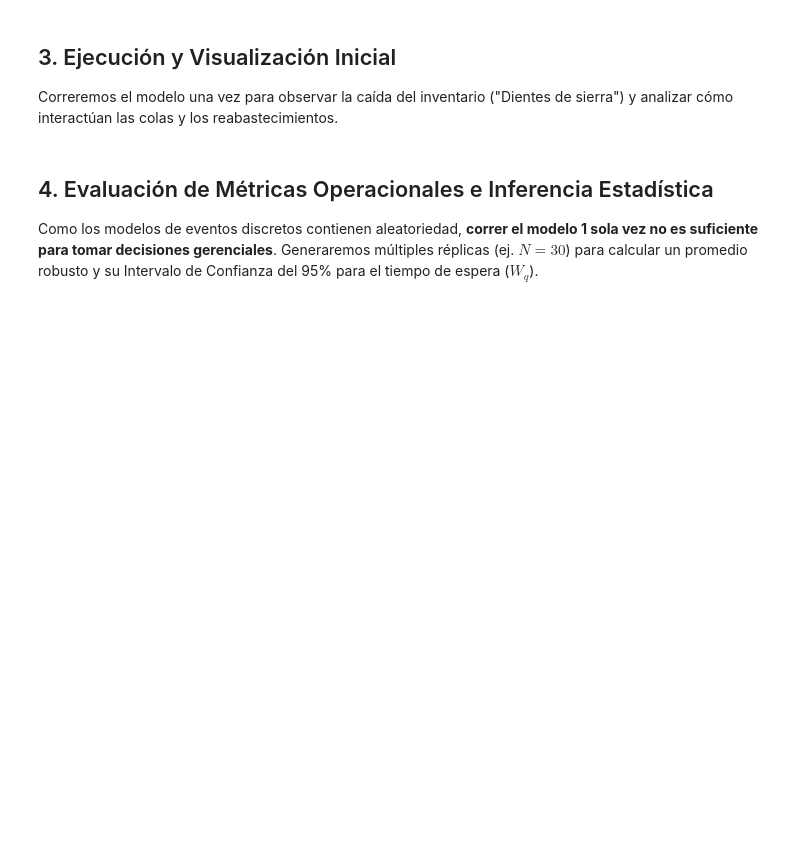
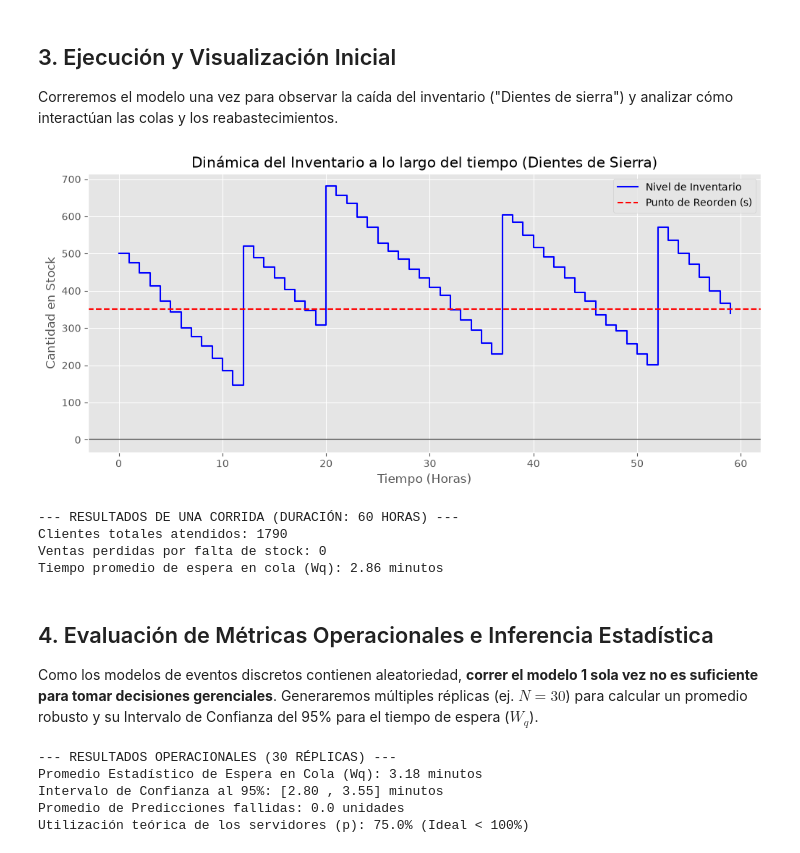
Before and after one commit to credu/simulacion-integral-Colab, a Jupyter notebook: Simulacion_Integral_Colab.ipynb, the cells around one changed output. Saved outputs shown, nothing was run; the diff lists cells and outputs as text; code cells hidden in the pictures; blank space fills up the shorter version.

```diff
--- a/Simulacion_Integral_Colab.ipynb
+++ b/Simulacion_Integral_Colab.ipynb
@@ -61,24 +53,24 @@ plt.rcParams['figure.figsize'] = (10, 5)
 Aquí definimos las variables críticas abordadas en los fundamentos matemáticos ($\lambda, \mu, c, s, Q$).
 # %%
 # --- Parámetros de Colas (Kendall: M/M/c) ---
-LAMBDA = 5.0      # Tasa de llegada: 5 clientes por hora
-MU = 6.0          # Tasa de servicio: Cada vendedor atiende a 6 clientes por hora
-SERVIDORES = 2    # Cantidad de vendedores ('c')
+LAMBDA = 30.0      # Tasa de llegada: 30 clientes por hora
+MU = 10.0          # Tasa de servicio: Cada vendedor atiende a 10 clientes por hora
+SERVIDORES = 4    # Cantidad de vendedores ('c')
 
 # --- Parámetros de Inventario (Política Continua s, Q) ---
-STOCK_INICIAL = 100
-PUNTO_REORDEN_s = 20    # Cuando quedan 20 unidades, se pide más
-CANTIDAD_PEDIDO_Q = 80  # Cantidad fija a pedir al proveedor
-LEAD_TIME = 24          # El proveedor tarda 24 horas en entregar
+STOCK_INICIAL = 500
+PUNTO_REORDEN_s = 350    # Cuando quedan 350 unidades, se pide más
+CANTIDAD_PEDIDO_Q = 400  # Cantidad fija a pedir al proveedor
+LEAD_TIME = 2          # El proveedor tarda 2 horas exactas
 
 # --- Parámetros de Simulación ---
-TIEMPO_SIMULACION = 24 * 30  # Simular 30 días continuos (en horas)
+TIEMPO_SIMULACION = 60  # Simular 60 minutos continuos
 # %% [markdown]
 ## 2. Construcción del Modelo de Eventos Discretos (DES)
 Creamos las clases que gobernarán los eventos del sistema usando `SimPy`.
 El reloj avanzará de evento a evento (llegada, inicio de atención, fin de atención, llegada de pedido).
 # %%
-class Distribuidora:
+class InfraestructuraApi:
     def __init__(self, env, num_vendedores, stock_ini, punto_reorden, cant_pedido, lead_time):
         self.env = env
         # Recurso: Representa a los servidores (vendedores)
@@ -125,7 +117,7 @@ class Distribuidora:
             # Revisión periódica (cada 1 hora)
             yield self.env.timeout(1)
 
-def cliente(env, nombre, dist, mu):
+def peticion_usuario(env, nombre, dist, mu):
     """Simula el comportamiento de un cliente desde que llega hasta que sale."""
     llegada = env.now
 
@@ -148,49 +140,55 @@ def cliente(env, nombre, dist, mu):
         else:
             dist.ventas_perdidas += 1
 
-def generador_clientes(env, dist, lam, mu):
+def generador_trafico(env, dist, lam, mu):
     """Genera la llegada de clientes siguiendo un proceso de Poisson."""
     i = 0
     while True:
         # Tiempo entre llegadas exponencial
         yield env.timeout(random.expovariate(lam))
         i += 1
-        env.process(cliente(env, f'Cliente {i}', dist, mu))
+        env.process(peticion_usuario(env, f'Cliente {i}', dist, mu))
 # %% [markdown]
 ## 3. Ejecución y Visualización Inicial
 Correremos el modelo una vez para observar la caída del inventario ("Dientes de sierra") y analizar cómo interactúan las colas y los reabastecimientos.
 # %%
 def ejecutar_simulacion_visual(tiempo_sim):
     env = simpy.Environment()
-    distribuidora = Distribuidora(env, SERVIDORES, STOCK_INICIAL, PUNTO_REORDEN_s, CANTIDAD_PEDIDO_Q, LEAD_TIME)
+    distribuidora = InfraestructuraApi(env, SERVIDORES, STOCK_INICIAL, PUNTO_REORDEN_s, CANTIDAD_PEDIDO_Q, LEAD_TIME)
 
     # Activar procesos
-    env.process(generador_clientes(env, distribuidora, LAMBDA, MU))
+    env.process(generador_trafico(env, distribuidora, LAMBDA, MU))
     env.process(distribuidora.controlar_inventario())
 
     # Correr
     env.run(until=tiempo_sim)
 
     # --- Gráfico de Inventario ---
     plt.figure(figsize=(12, 5))
     plt.step(distribuidora.registro_tiempo_inv, distribuidora.registro_inventario, where='post', color='b', label='Nivel de Inventario')
     plt.axhline(y=PUNTO_REORDEN_s, color='r', linestyle='--', label='Punto de Reorden (s)')
     plt.axhline(y=0, color='k', linestyle='-', alpha=0.5)
     plt.title('Dinámica del Inventario a lo largo del tiempo (Dientes de Sierra)')
     plt.xlabel('Tiempo (Horas)')
     plt.ylabel('Cantidad en Stock')
     plt.legend()
     plt.show()
 
     # --- Métricas Básicas ---
     wq_promedio = np.mean(distribuidora.tiempos_espera) * 60 # en minutos
     print(f"--- RESULTADOS DE UNA CORRIDA (DURACIÓN: {tiempo_sim} HORAS) ---")
     print(f"Clientes totales atendidos: {distribuidora.clientes_atendidos}")
     print(f"Ventas perdidas por falta de stock: {distribuidora.ventas_perdidas}")
     print(f"Tiempo promedio de espera en cola (Wq): {wq_promedio:.2f} minutos")
 
 # Ejecutar visualmente
 ejecutar_simulacion_visual(TIEMPO_SIMULACION)
+# %% [output]
+[figure, added]
+--- RESULTADOS DE UNA CORRIDA (DURACIÓN: 60 HORAS) ---
+Clientes totales atendidos: 1790
+Ventas perdidas por falta de stock: 0
+Tiempo promedio de espera en cola (Wq): 2.86 minutos
 # %% [markdown]
 ## 4. Evaluación de Métricas Operacionales e Inferencia Estadística
 Como los modelos de eventos discretos contienen aleatoriedad, **correr el modelo 1 sola vez no es suficiente para tomar decisiones gerenciales**.
@@ -204,15 +202,15 @@ def calcular_intervalo_confianza(datos, confianza=0.95):
     h = error_estandar * st.t.ppf((1 + confianza) / 2., n-1)
     return media, media - h, media + h
 
-def evaluacion_operacional(replicas, tiempo_sim):
+def evaluacion_api(replicas, tiempo_sim):
     resultados_wq = []
     resultados_perdidas = []
 
     for r in range(replicas):
         env = simpy.Environment()
-        distribuidora = Distribuidora(env, SERVIDORES, STOCK_INICIAL, PUNTO_REORDEN_s, CANTIDAD_PEDIDO_Q, LEAD_TIME)
+        distribuidora = InfraestructuraApi(env, SERVIDORES, STOCK_INICIAL, PUNTO_REORDEN_s, CANTIDAD_PEDIDO_Q, LEAD_TIME)
 
-        env.process(generador_clientes(env, distribuidora, LAMBDA, MU))
+        env.process(generador_trafico(env, distribuidora, LAMBDA, MU))
         env.process(distribuidora.controlar_inventario())
         env.run(until=tiempo_sim)
 
@@ -228,11 +226,17 @@ def evaluacion_operacional(replicas, tiempo_sim):
     print(f"--- RESULTADOS OPERACIONALES ({replicas} RÉPLICAS) ---")
     print(f"Promedio Estadístico de Espera en Cola (Wq): {media_wq:.2f} minutos")
     print(f"Intervalo de Confianza al 95%: [{ci_bajo:.2f} , {ci_alto:.2f}] minutos")
-    print(f"Promedio de Ventas Perdidas por mes: {media_perdidas:.1f} unidades")
+    print(f"Promedio de Predicciones fallidas: {media_perdidas:.1f} unidades")
 
     # Determinar Utilización Teórica (Rho) = Lambda / (c * Mu)
     utilizacion = LAMBDA / (SERVIDORES * MU)
-    print(f"Utilización teórica de los servidores (ρ): {utilizacion:.1%} (Ideal < 100%)")
+    print(f"Utilización teórica de los servidores (p): {utilizacion:.1%} (Ideal < 100%)")
 
 # Correr 30 réplicas
-evaluacion_operacional(replicas=50, tiempo_sim=TIEMPO_SIMULACION)
+evaluacion_api(replicas=30, tiempo_sim=TIEMPO_SIMULACION)
+# %% [output]
+--- RESULTADOS OPERACIONALES (30 RÉPLICAS) ---
+Promedio Estadístico de Espera en Cola (Wq): 3.18 minutos
+Intervalo de Confianza al 95%: [2.80 , 3.55] minutos
+Promedio de Predicciones fallidas: 0.0 unidades
+Utilización teórica de los servidores (p): 75.0% (Ideal < 100%)
```
Also changed, not shown: parts of 3 cells of this notebook.
